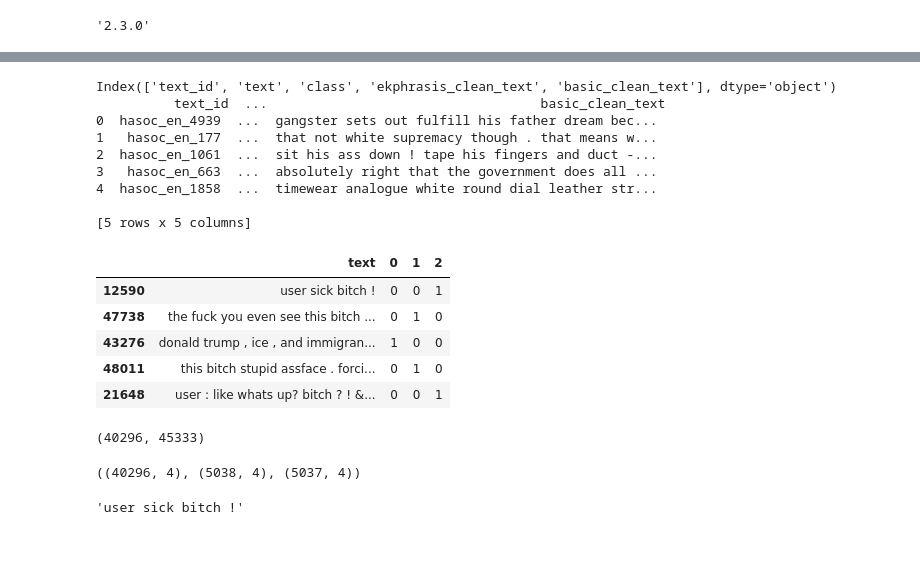
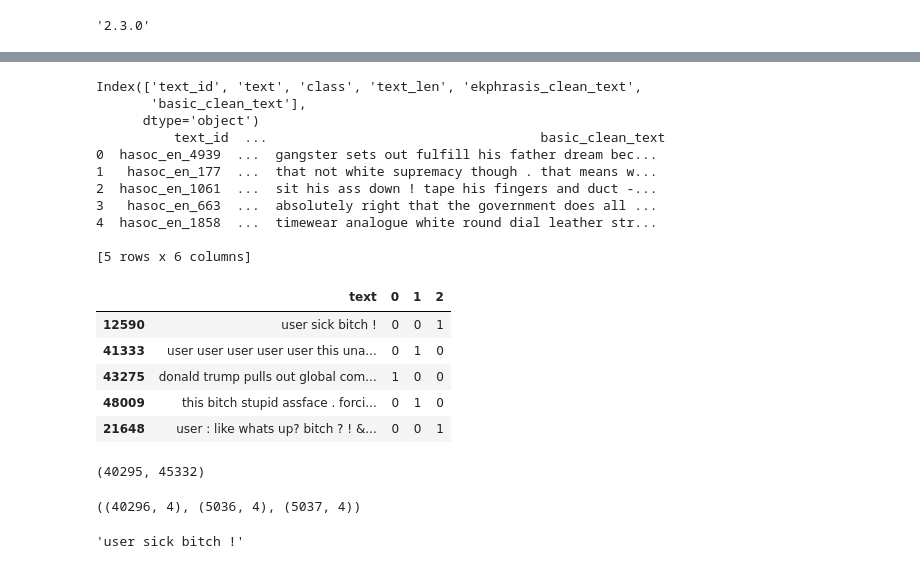
Before and after one commit to neerajvashistha/online-hate-speech-recog, a Jupyter notebook: src/en_Bert_Based_Model.ipynb, the cells around one changed output, grey strips where cells are left out. Cells and saved outputs as stored; diff of their text form; code cells hidden in the pictures.

```diff
--- a/src/en_Bert_Based_Model.ipynb
+++ b/src/en_Bert_Based_Model.ipynb
@@ -43,42 +48,48 @@ Unzip swda.zip and drop all the extra columns keep text and tag and create three
 # %%
 df = pd.read_csv('dataset_en.csv')
 print(df.columns,'\n',df.head(5))
 df.drop(['text_id','text','ekphrasis_clean_text'],inplace=True,axis=1)
 df.rename(columns={'basic_clean_text':'text'},inplace=True)
 df['class'] = df['class'].astype(int)
 df = df[df['text'].notna()]
 df = df.sample(n=len(df), random_state=42)
 dummies = pd.get_dummies(df["class"])
+df['text_len'] = df.apply(lambda x: len(x.text.split()), axis=1)
+df = df[df['text_len']<200]
+df.drop(['text_len'],inplace=True,axis=1)
 res = pd.concat([df, dummies], axis=1)
+res.head()
 res['tag_arg_max'] = res.apply(lambda x: np.argmax(np.asarray(x[2:],dtype=np.float32)),axis=1)
 
 one_hot_encoding_dict = {}
 for row in res.values:
     one_hot_encoding_dict[row[0]] = row[-1]
 one_hot_encoding_dict
 res = res.drop(columns=['class','tag_arg_max'])
 res.head()
 # %% [output]
-Index(['text_id', 'text', 'class', 'ekphrasis_clean_text', 'basic_clean_text'], dtype='object')
+Index(['text_id', 'text', 'class', 'text_len', 'ekphrasis_clean_text',
+       'basic_clean_text'],
+      dtype='object')
           text_id  ...                                   basic_clean_text
 0  hasoc_en_4939  ...  gangster sets out fulfill his father dream bec...
 1   hasoc_en_177  ...  that not white supremacy though . that means w...
 2  hasoc_en_1061  ...  sit his ass down ! tape his fingers and duct -...
 3   hasoc_en_663  ...  absolutely right that the government does all ...
 4  hasoc_en_1858  ...  timewear analogue white round dial leather str...
 
-[5 rows x 5 columns]
+[5 rows x 6 columns]
 |  | text | 0 | 1 | 2 |
 | 12590 | user sick bitch ! | 0 | 0 | 1 |
-| 47738 | the fuck you even see this bitch ... | 0 | 1 | 0 |
-| 43276 | donald trump , ice , and immigran... | 1 | 0 | 0 |
-| 48011 | this bitch stupid assface . forci... | 0 | 1 | 0 |
+| 41333 | user user user user user this una... | 0 | 1 | 0 |
+| 43275 | donald trump pulls out global com... | 1 | 0 | 0 |
+| 48009 | this bitch stupid assface . forci... | 0 | 1 | 0 |
 | 21648 | user : like whats up? bitch ? ! &... | 0 | 0 | 1 |
 # %%
 int(len(res)*0.80),int(len(res)*0.90)
 #40304, 45342
 # %% [output]
-(40296, 45333)
+(40295, 45332)
 # %%
 train = res[0:40296]
 val = res[40296:45333]
@@ -94,7 +103,7 @@ test = pd.read_csv("test.csv")
 # %%
 train.shape,test.shape,val.shape
 # %% [output]
-((40296, 4), (5038, 4), (5037, 4))
+((40296, 4), (5036, 4), (5037, 4))
 # %%
 train.iloc[0]['text']
 # %% [output]
```
Also changed, not shown: parts of 35 cells of this notebook, 4 other files.
